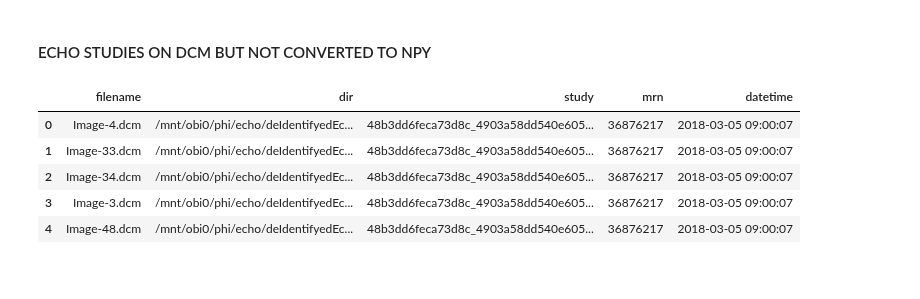
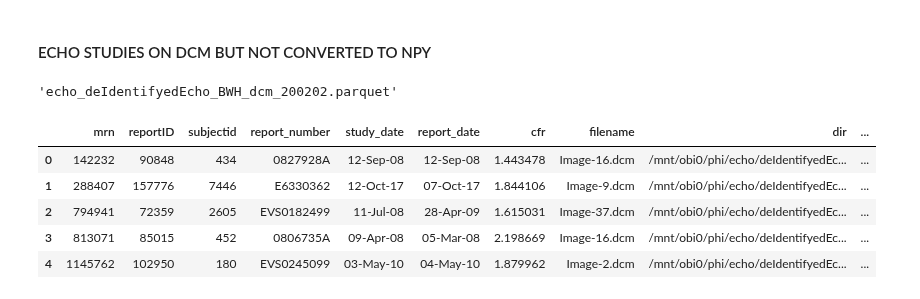
Before and after one commit to awerdich/werdich-cfr, a Jupyter notebook: notebooks/echo_pet_compare.ipynb, the cells around one changed output. Drawn from its saved outputs; the diff is of its cells as text; code cells hidden in the pictures.

```diff
--- a/notebooks/echo_pet_compare.ipynb
+++ b/notebooks/echo_pet_compare.ipynb
@@ -8,3 +8,8 @@ import pandas as pd
 pd.set_option('display.max_rows', 500)
 pd.set_option('display.max_columns', 50)
 pd.set_option('display.width', 1000)
+# %%
+cfr_data_root = os.path.normpath('/mnt/obi0/andreas/data/cfr')
+cfr_meta_date = '200202'
+meta_dir = os.path.join(cfr_data_root, 'metadata_'+cfr_meta_date)
+print(meta_dir)
@@ -115,17 +139,22 @@ pet_echo_nofiles.head()
 # %% [markdown]
 #### ECHO STUDIES ON DCM BUT NOT CONVERTED TO NPY ####
+# %%
+dcm_studies_file
+# %% [output]
+'echo_deIdentifyedEcho_BWH_dcm_200202.parquet'
 # %%
-dcm_studies_file = 'echo_deIdentifyedEcho_BWH_dcm.parquet'
-dcm = pd.read_parquet(os.path.join(cfr_data_root, dcm_studies_file))
+dcm_studies_file = 'echo_deIdentifyedEcho_BWH_dcm_'+cfr_meta_date+'.parquet'
+dcm = pd.read_parquet(os.path.join(meta_dir, dcm_studies_file))
 dcm = dcm.astype({'mrn': 'int64'})
+
 dcm.head()
 # %% [output]
-|  | filename | dir | study | mrn | datetime |
-| 0 | Image-4.dcm | /mnt/obi0/phi/echo/deIdentifyedEc... | 48b3dd6feca73d8c_4903a58dd540e605... | 36876217 | 2018-03-05 09:00:07 |
-| 1 | Image-33.dcm | /mnt/obi0/phi/echo/deIdentifyedEc... | 48b3dd6feca73d8c_4903a58dd540e605... | 36876217 | 2018-03-05 09:00:07 |
-| 2 | Image-34.dcm | /mnt/obi0/phi/echo/deIdentifyedEc... | 48b3dd6feca73d8c_4903a58dd540e605... | 36876217 | 2018-03-05 09:00:07 |
-| 3 | Image-3.dcm | /mnt/obi0/phi/echo/deIdentifyedEc... | 48b3dd6feca73d8c_4903a58dd540e605... | 36876217 | 2018-03-05 09:00:07 |
-| 4 | Image-48.dcm | /mnt/obi0/phi/echo/deIdentifyedEc... | 48b3dd6feca73d8c_4903a58dd540e605... | 36876217 | 2018-03-05 09:00:07 |
+|  | mrn | reportID | subjectid | report_number | study_date | report_date | cfr | filename | dir | ... |
+| 0 | 142232 | 90848 | 434 | 0827928A | 12-Sep-08 | 12-Sep-08 | 1.443478 | Image-16.dcm | /mnt/obi0/phi/echo/deIdentifyedEc... | ... |
+| 1 | 288407 | 157776 | 7446 | E6330362 | 12-Oct-17 | 07-Oct-17 | 1.844106 | Image-9.dcm | /mnt/obi0/phi/echo/deIdentifyedEc... | ... |
+| 2 | 794941 | 72359 | 2605 | EVS0182499 | 11-Jul-08 | 28-Apr-09 | 1.615031 | Image-37.dcm | /mnt/obi0/phi/echo/deIdentifyedEc... | ... |
+| 3 | 813071 | 85015 | 452 | 0806735A | 09-Apr-08 | 05-Mar-08 | 2.198669 | Image-16.dcm | /mnt/obi0/phi/echo/deIdentifyedEc... | ... |
+| 4 | 1145762 | 102950 | 180 | EVS0245099 | 03-May-10 | 04-May-10 | 1.879962 | Image-2.dcm | /mnt/obi0/phi/echo/deIdentifyedEc... | ... |
 # %%
 rm_cols = list(echo.columns)
 rm_cols.remove('mrn')
```
Also changed, not shown: parts of 22 cells of this notebook, 7 other files.
